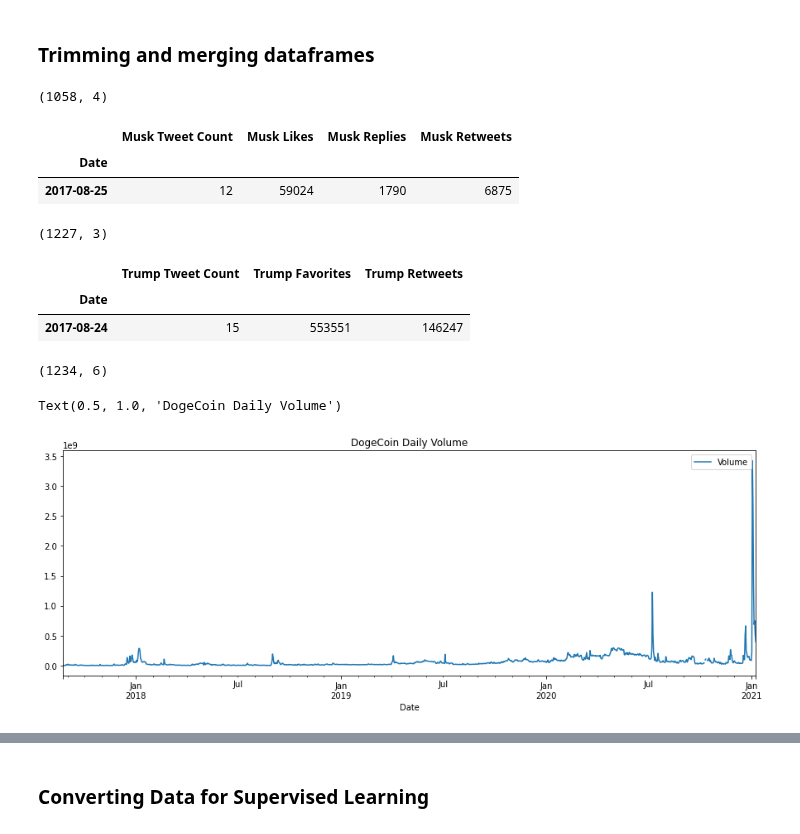
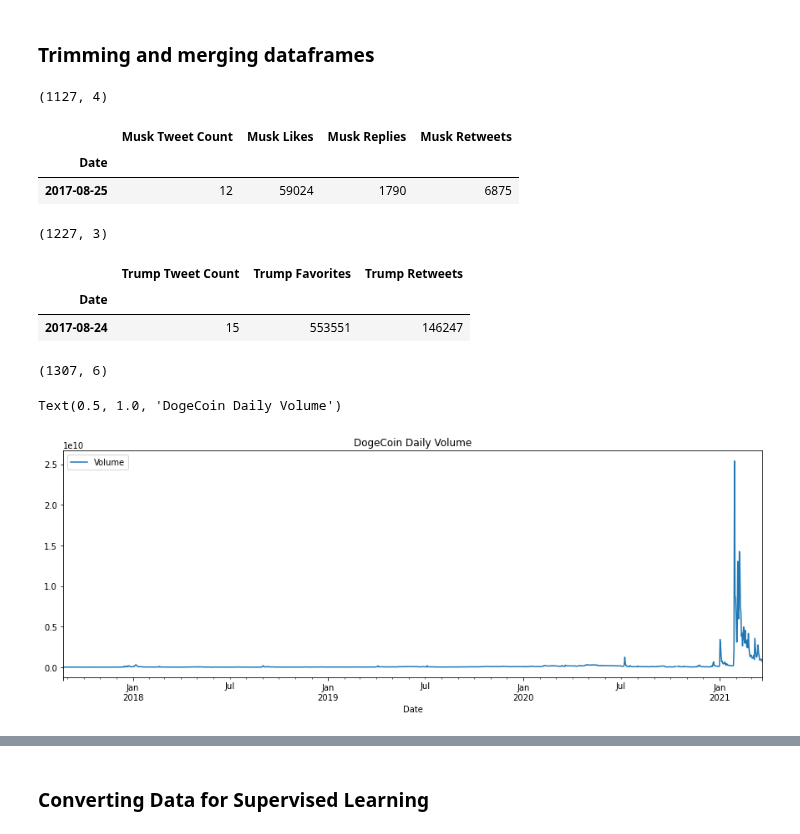
Before and after one commit to TLChilton/Senior_Capstone, a Jupyter notebook: LSTMmusktrumpdoge.ipynb, the cells around one changed output, grey strips where cells are left out. Saved outputs shown, nothing was run; the diff lists cells and outputs as text; code cells hidden in the pictures.

```diff
--- a/LSTMmusk.ipynb
+++ b/LSTMmusktrumpdoge.ipynb
@@ -74,7 +77,8 @@ def series_to_supervised(data, n_in=1, n_out=1, dropnan=True):
 # %%
 # Aligning Tweet Data with Doge Data
 df_tweets = df_tweets.loc[(df_tweets.index >= '2017-08-24')]
-df_tweets = df_tweets.loc[(df_tweets.index <= '2021-01-08')]
+#df_tweets = df_tweets.loc[(df_tweets.index <= '2021-01-08')]
+#df_tweets = df_tweets.loc[(df_tweets.index >= '2018-01-01')]
 # Dropping columns that are unexpected to be useful
 df_tweets = df_tweets.drop(columns=[
     'id', 'conversation_id', 'timezone', 'place',
@@ -98,7 +102,7 @@ df_tweets.rename(columns={"nlikes": "Musk Likes", "nreplies": "Musk Replies", "n
 print(df_tweets.shape)
 df_tweets.head(1)
 # %% [output]
-(1058, 4)
+(1127, 4)
 |  | Musk Tweet Count | Musk Likes | Musk Replies | Musk Retweets |
 | Date |  |  |  |  |
 | 2017-08-25 | 12 | 59024 | 1790 | 6875 |
@@ -125,14 +130,15 @@ df_trump.head(1)
 | 2017-08-24 | 15 | 553551 | 146247 |
 # %%
 # Aligning Doge Data with Tweet Data
-df_doge = df_doge.loc[(df_doge.index <= '2021-01-08')]
+df_doge = df_doge.loc[(df_doge.index <= '2021-03-22')]
+#df_doge = df_doge.loc[(df_doge.index >= '2018-01-01')]
 #df_doge = df_doge.drop(columns=['Open', 'High', 'Low', 'Close'], axis=1)
 print(df_doge.shape)
 df_doge.plot(y='Volume', figsize=(15,5)).set_title('DogeCoin Daily Volume')
 # %% [output]
-(1234, 6)
+(1307, 6)
 Text(0.5, 1.0, 'DogeCoin Daily Volume')
-[figure, old version]
+[figure, new version]
 # %%
 # Merging Two Data Sets Together
 df = df_doge.merge(df_tweets, how='outer', left_index=True, right_index=True)
```
Also changed, not shown: parts of 10 cells of this notebook, 2 other files.
